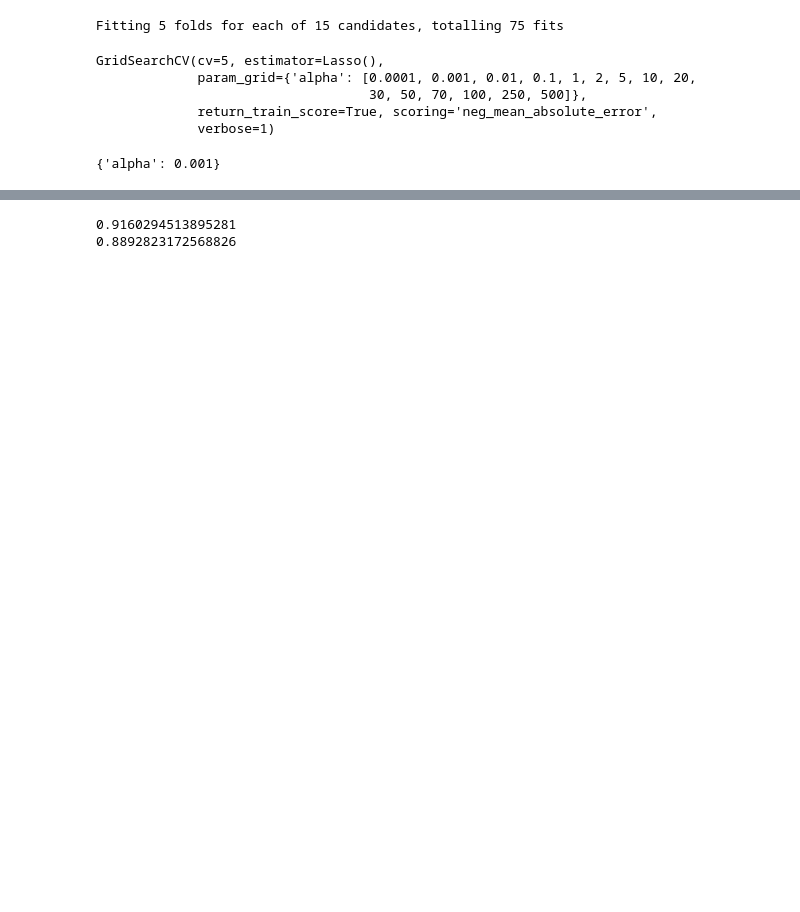
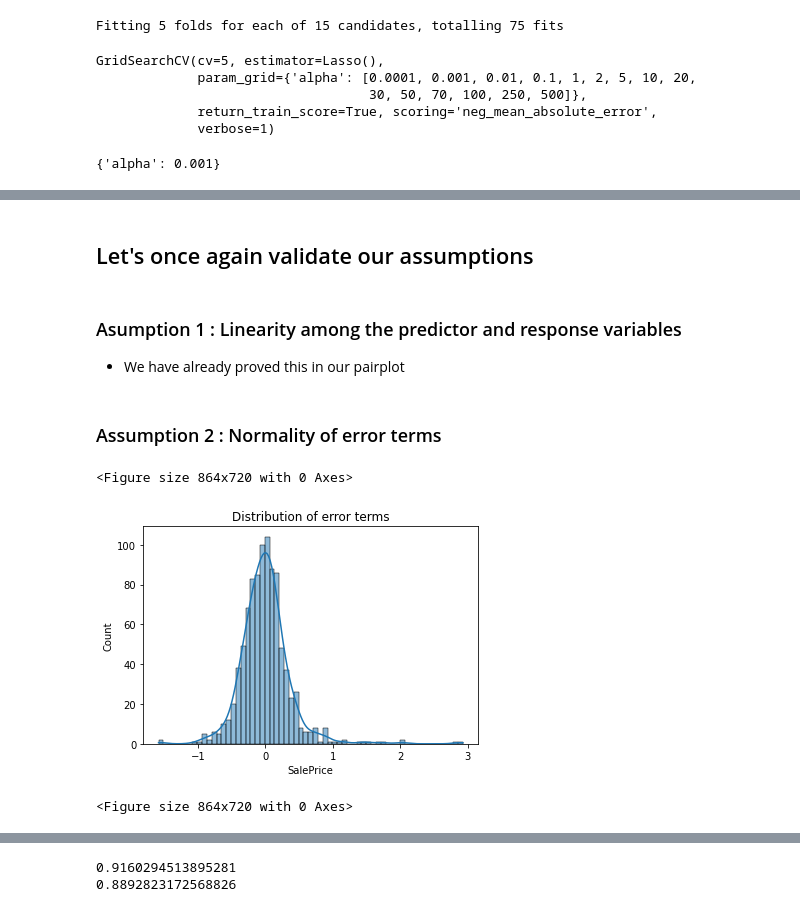
Before and after one commit to basil-16/SurpriseHousing, a Jupyter notebook: AdvancedRegressionAssignment.ipynb, the cells around one changed output, grey strips where cells are left out. Drawn from its saved outputs; the diff is of its cells as text; code cells hidden in the pictures; blank space fills up the shorter version.

```diff
--- a/AdvancedRegressionAssignment.ipynb
+++ b/AdvancedRegressionAssignment.ipynb
@@ -1504,11 +1559,11 @@ model_cv2.best_params_
 # %% [output]
 {'alpha': 0.001}
 # %%
-lasso_main = Lasso(alpha=0.05)
-lasso_main.fit(X_train, y_train)
+lasso1 = Lasso(alpha=0.001)
+lasso1.fit(X_train, y_train)
 
-y_train_pred = lasso_main.predict(X_train)
-y_test_pred = lasso_main.predict(X_test)
+y_train_pred = lasso1.predict(X_train)
+y_test_pred = lasso1.predict(X_test)
 
 print(r2_score(y_true = y_train, y_pred=y_train_pred))
 print(r2_score(y_true = y_test, y_pred = y_test_pred))
@@ -1517,0 +1609,17 @@ print(r2_score(y_true = y_test, y_pred = y_test_pred))
+# %% [markdown]
+## Let's once again validate our assumptions
+# %% [markdown]
+### Asumption 1 : Linearity among the predictor and response variables
+- We have already proved this in our pairplot
+# %% [markdown]
+### Assumption 2 : Normality of error terms
+# %%
+y_pred_train = lasso_main.predict(X_train)
+error_new = y_train - y_pred_train
+sns.histplot(error_new, kde = True)
+plt.title("Distribution of error terms")
+plt.figure(figsize = (12,10))
+# %% [output]
+<Figure size 864x720 with 0 Axes>
+[figure, added]
+<Figure size 864x720 with 0 Axes>
```
Also changed, not shown: parts of 47 cells of this notebook.
